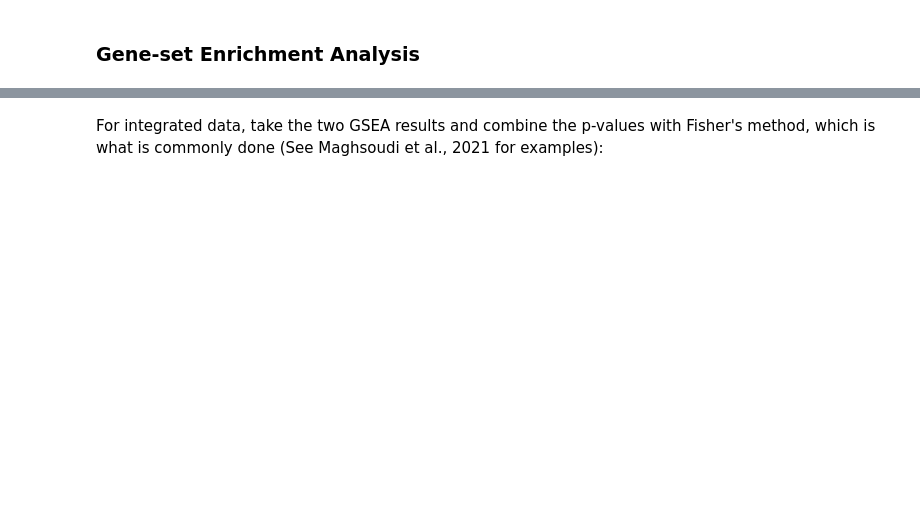
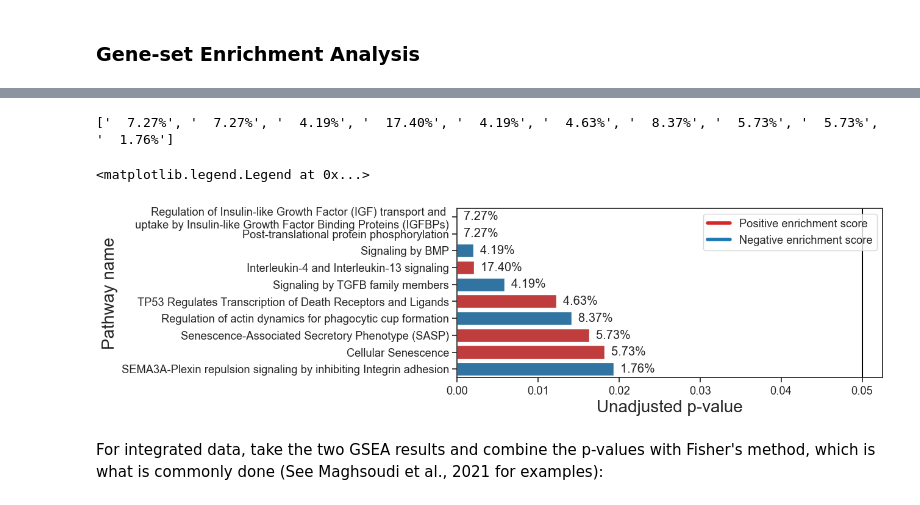
Before and after one commit to j-keung/multiomics-pathway-analysis, a Jupyter notebook: main_scripts/conventional_PA.ipynb, the cells around one changed output, grey strips where cells are left out. Saved outputs shown, nothing was run; the diff lists cells and outputs as text; code cells hidden in the pictures; blank space fills up the shorter version.

```diff
--- a/main_scripts/conventional_PA.ipynb
+++ b/main_scripts/conventional_PA.ipynb
@@ -104,25 +334,40 @@ gsea_res.Pathway_name[0] = 'Regulation of Insulin-like Growth Factor (IGF) trans
 # %%
-from matplotlib.lines import Line2D
+from matplotlib.lines import Line2D #To colour the bar by enrichment
 
 top_10_pathways_gsea = gsea_res.sort_values(by="P-value").iloc[0:10, :]
 plt.figure(figsize=(9, 3.6))
 
+sns.set(font_scale = 1.2) #sns.set(font_scale = 1.2) for metabolomic because of long label
+sns.set_style("ticks") # same as "white" but with ticks
+
 # set bar colour based on normalised enrichment score sign
 bar_color = ['tab:red' if float(i) > 0 else 'tab:blue' for i in top_10_pathways_gsea['NES']]
-sns.barplot(data=top_10_pathways_gsea, y="Pathway_name", x="P-value", orient="h", palette=bar_color)
+ax = sns.barplot(data=top_10_pathways_gsea, y="Pathway_name", x="P-value", orient="h", palette=bar_color)
 
-plt.title('GSEA for proteomic data',fontsize=15)
-plt.xlabel('Unadjusted p-value',fontsize=13)
-plt.ylabel('Pathway name',fontsize=13) ;
+label = []
+for pathway in top_10_pathways_gsea["Entity %"]:
+    label.append("  "+ pathway)
+
+print(label)
+
+ax.bar_label(ax.containers[0], labels=label)
+
+#plt.title('GSEA for proteomic data',fontsize=22,pad=10)
+plt.xlabel('Unadjusted p-value',fontsize=20)
+plt.ylabel('Pathway name',fontsize=20) ;
 
 plt.axvline(0.05, c="black")
 
 # add legend
 custom_lines = [Line2D([0], [0], color='tab:red', lw=4),
                 Line2D([0], [0], color='tab:blue', lw=4)]
 plt.legend(handles=custom_lines, labels=['Positive enrichment score', 'Negative enrichment score'],loc="upper right")
 
-#plt.savefig( 'Figures/proteomic_GSEA_top_10.png' , dpi=200,bbox_inches = 'tight' , pad_inches = 0.2 , facecolor='w')
+#plt.savefig( '../Figures/proteomic_GSEA_top_10.png' , dpi=300,bbox_inches = 'tight' , pad_inches = 0.2 , facecolor='w')
+# %% [output]
+['  7.27%', '  7.27%', '  4.19%', '  17.40%', '  4.19%', '  4.63%', '  8.37%', '  5.73%', '  5.73%', '  1.76%']
+<matplotlib.legend.Legend at 0x...>
+[figure, added]
 # %% [markdown]
 For integrated data, take the two GSEA results and combine the p-values with Fisher's method, which is what is commonly done (See Maghsoudi et al., 2021 for examples):
 # %%
```
Also changed, not shown: parts of 20 cells of this notebook, 2 other files.
